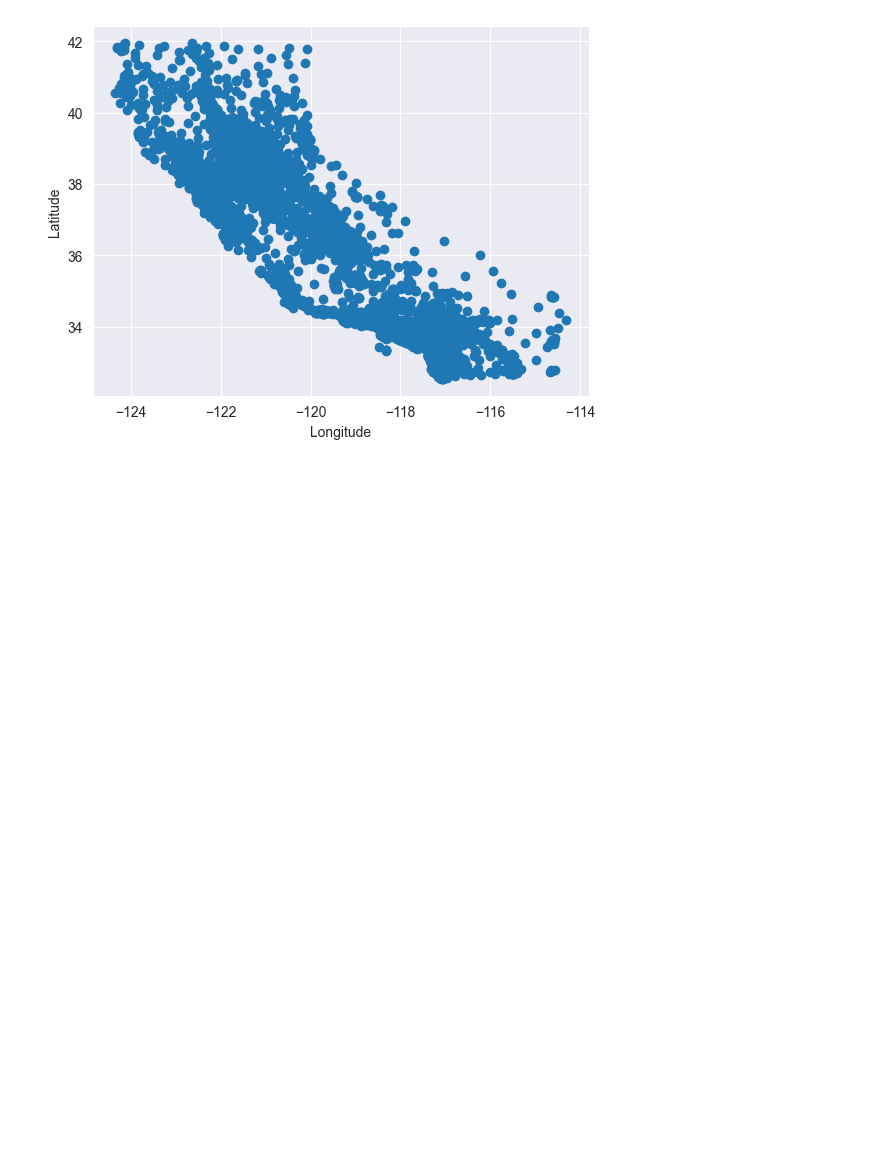
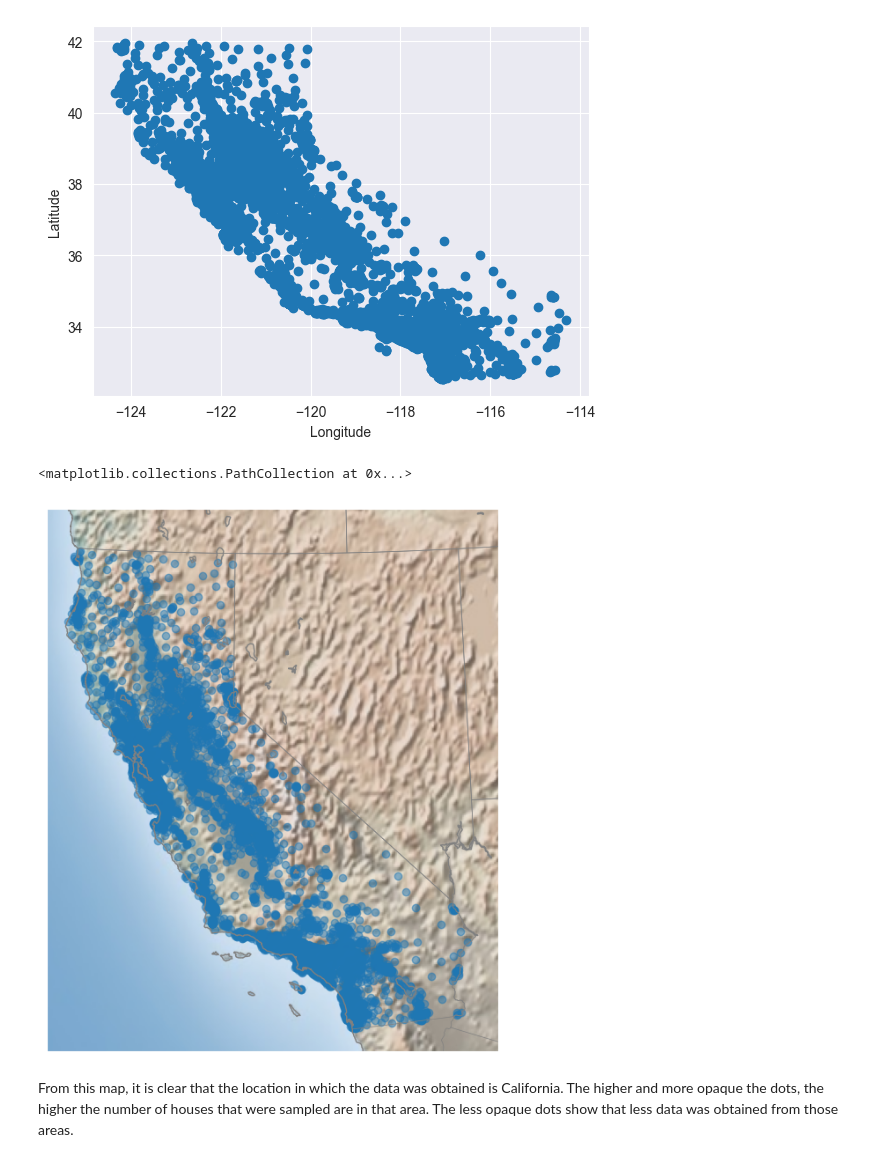
Before and after one commit to MbuviM/California_House_Prices, a Jupyter notebook: Housing.ipynb, the cells around one changed output. Drawn from its saved outputs; the diff is of its cells as text; code cells hidden in the pictures; blank space fills up the shorter version.

```diff
--- a/Housing.ipynb
+++ b/Housing.ipynb
@@ -268,6 +282,22 @@ plt.ylabel('Latitude')
 plt.show()
 # %% [output]
 [figure]
+# %%
+fig = plt.figure(figsize=(8, 8))
+m = Basemap(projection='lcc', resolution='h',
+lat_0=37.5, lon_0=-119,
+width=1E6, height=1.2E6)
+m.shadedrelief()
+m.drawcoastlines(color='gray')
+m.drawcountries(color='gray')
+m.drawstates(color='gray')
+
+m.scatter(df4['longitude'], df4['latitude'], latlon=True, alpha=0.5)
+# %% [output]
+<matplotlib.collections.PathCollection at 0x...>
+[figure, added]
+# %% [markdown]
+From this map, it is clear that the location in which the data was obtained is California. The higher and more opaque the dots, the higher the number of houses that were sampled are in that area. The less opaque dots show that less data was obtained from those areas.
 # %%
 sns.lineplot(data=df4, x=df4['housing_median_age'], y=df4['median_house_value'])
 # %% [output]
```
Also changed, not shown: parts of 8 cells of this notebook, 1 other file.
